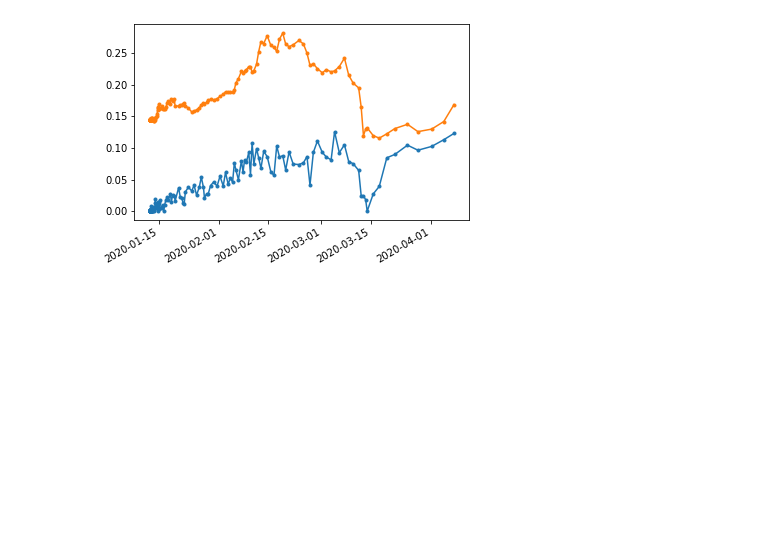
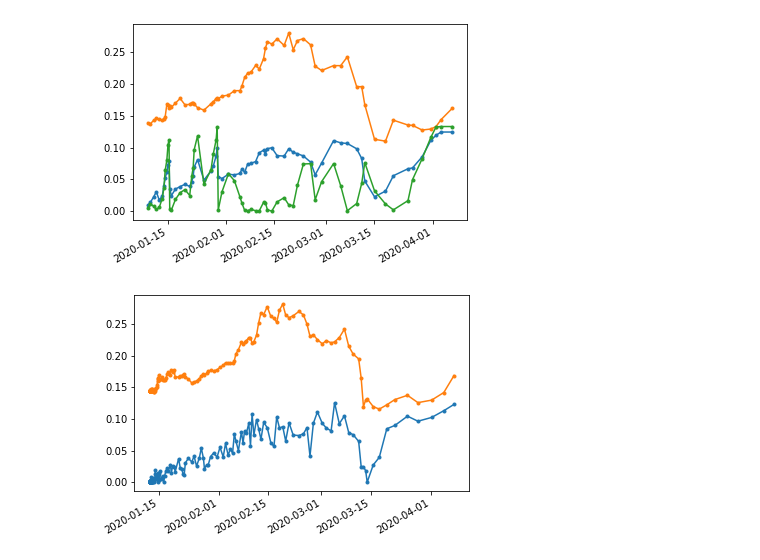
Before and after one commit to daniel-savu/Byzantic, a Jupyter notebook: simulation/black_thursday_simulation.ipynb, the cells around one changed output. Drawn from its saved outputs; the diff is of its cells as text; code cells hidden in the pictures; blank space fills up the shorter version.

Commit message:
Aggregate reputation in simulator

```diff
--- a/simulation/black_thursday_simulation.ipynb
+++ b/simulation/black_thursday_simulation.ipynb
@@ -322,3 +328,78 @@ makerSimulator = LbcrSimulator(makerTxs, makerUserCount, makerRewards, ethUSDPri
 makerSimulator.simulate()
 makerSimulator.computeSimulationStatistics()
 makerSimulator.displaySimulationResults()
+# %%
+byzanticAggregatedDiscountsForSynthetix = []
+
+synthetixCurationDateIndex = 0
+aaveCurationDateIndex = 0
+compoundCurationDateIndex = 0
+
+snxCompatibilityScore = 0.5
+aaveCompatibilityScore = 0.5
+compoundCompatibilityScore = 0.5
+
+latestProtocolStartDate = max(
+    aaveSimulator.curationDates[0],
+    synthetixSimulator.curationDates[0],
+    compoundSimulator.curationDates[0]
+)
+print(latestProtocolStartDate)
+while synthetixCurationDateIndex < len(synthetixSimulator.curationDates) and synthetixSimulator.curationDates[synthetixCurationDateIndex] < latestProtocolStartDate:
+    synthetixCurationDateIndex += 1
+
+while aaveCurationDateIndex < len(aaveSimulator.curationDates) and aaveSimulator.curationDates[aaveCurationDateIndex] < latestProtocolStartDate:
+    aaveCurationDateIndex += 1
+
+while compoundCurationDateIndex < len(compoundSimulator.curationDates) and compoundSimulator.curationDates[compoundCurationDateIndex] < latestProtocolStartDate:
+    compoundCurationDateIndex += 1
+
+aggregatedCurationDates = []
+pricesAtCuration = []
+snxDiscounts = []
+
+while synthetixCurationDateIndex < len(synthetixSimulator.curationDates):
+    snxCurationDate = synthetixSimulator.curationDates[synthetixCurationDateIndex]
+
+    while aaveCurationDateIndex < len(aaveSimulator.curationDates) and aaveSimulator.curationDates[aaveCurationDateIndex] < snxCurationDate:
+        aaveCurationDateIndex += 1
+    while compoundCurationDateIndex < len(compoundSimulator.curationDates) and compoundSimulator.curationDates[compoundCurationDateIndex] < snxCurationDate:
+        compoundCurationDateIndex += 1
+
+    if aaveCurationDateIndex == len(aaveSimulator.curationDates) or compoundCurationDateIndex == len(compoundSimulator.curationDates):
+        break
+#     print(snxCurationDate, aaveSimulator.curationDates[aaveCurationDateIndex], compoundSimulator.curationDates[compoundCurationDateIndex])
+
+    avgProtocolDiscounts = [
+        (snxCompatibilityScore, synthetixSimulator.avgDiscountPerInterval[synthetixCurationDateIndex]),
+        (aaveCompatibilityScore, aaveSimulator.avgDiscountPerInterval[aaveCurationDateIndex]),
+        (compoundCompatibilityScore, compoundSimulator.avgDiscountPerInterval[compoundCurationDateIndex])
+    ]
+
+    avgProtocolDiscounts.sort(key = lambda x: x[1], reverse=True)
+
+    aggregatedDiscountInCurrentRound = 0
+    compatibilityScoreRemaining = 1
+    for (compatibilityScore, discount) in avgProtocolDiscounts:
+        if compatibilityScoreRemaining == 0:
+            break
+        compatibilityScoreUsed = min(compatibilityScoreRemaining, compatibilityScore)
+        compatibilityScoreRemaining -= compatibilityScoreUsed
+        aggregatedDiscountInCurrentRound += (compatibilityScoreUsed * discount)
+
+    byzanticAggregatedDiscountsForSynthetix.append(aggregatedDiscountInCurrentRound)
+    aggregatedCurationDates.append(snxCurationDate)
+    pricesAtCuration.append(synthetixSimulator.pricesAtCuration[synthetixCurationDateIndex])
+    snxDiscounts.append(synthetixSimulator.avgDiscountPerInterval[synthetixCurationDateIndex])
+
+    synthetixCurationDateIndex += 1
+
+
+
+plt.figure()
+plt.plot(aggregatedCurationDates, byzanticAggregatedDiscountsForSynthetix, '.-')
+plt.plot(aggregatedCurationDates, pricesAtCuration, '.-')
+plt.plot(aggregatedCurationDates, snxDiscounts, '.-')
+plt.gcf().autofmt_xdate()
+plt.show()
+# %% [output]
@@ -325,3 +407,4 @@ makerSimulator.displaySimulationResults()
+[figure, added]
 # %%
 plt.plot(curationDates, avgReduction, '.-')
 plt.plot(curationDates, pricesAtCuration, '.-')
```
Also changed, not shown: parts of 5 cells of this notebook.
